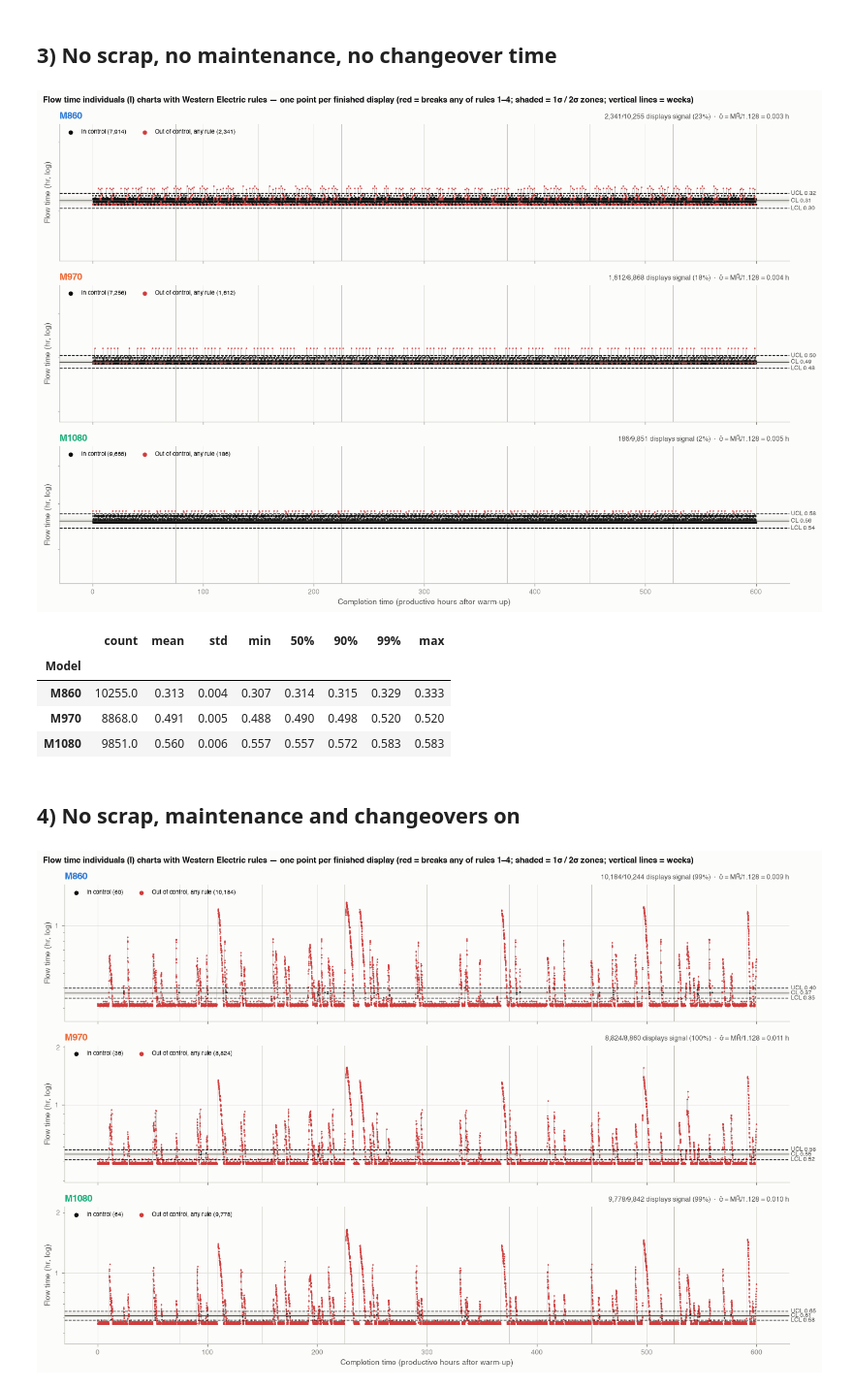
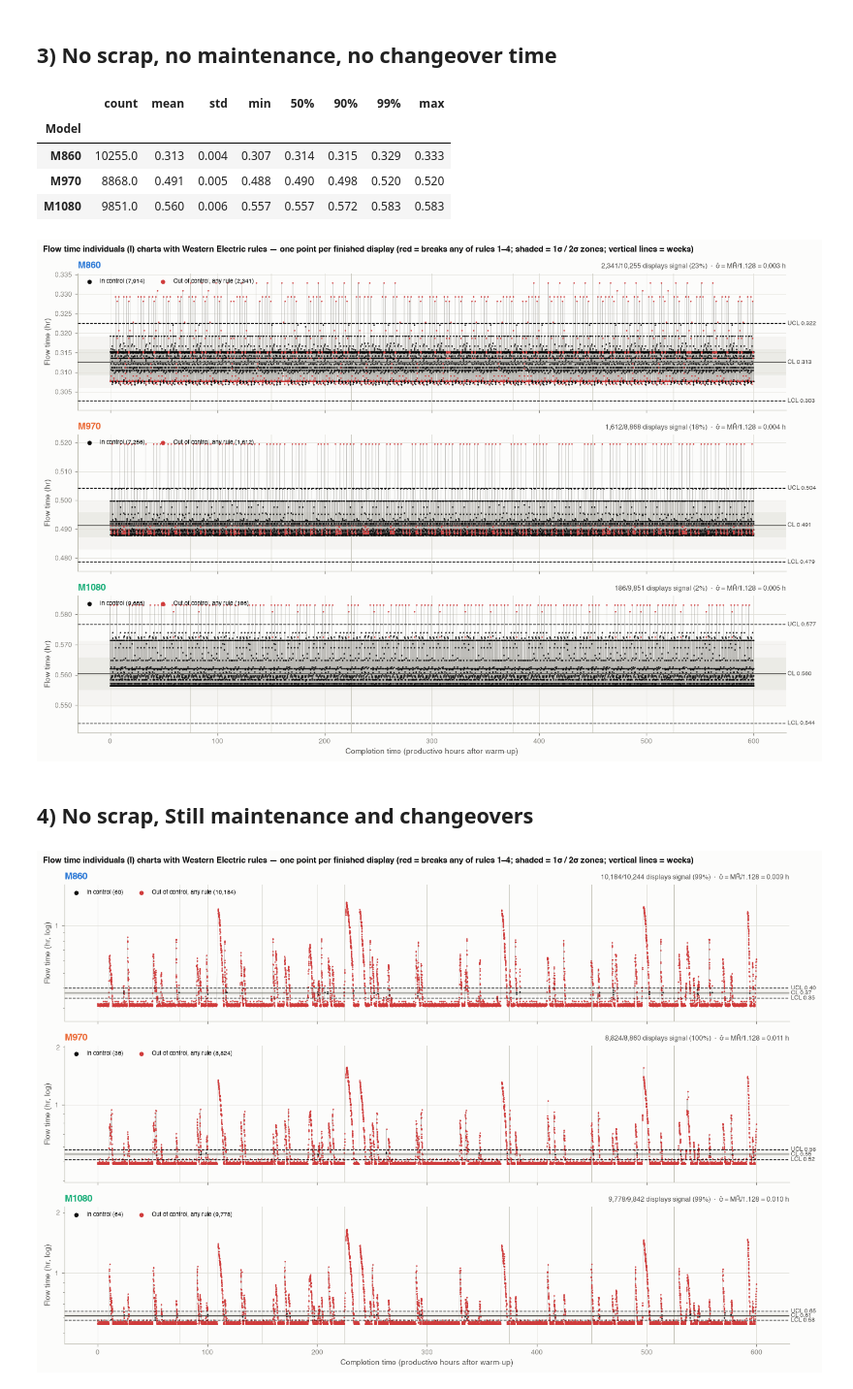
Before and after one commit to patrickgrunklee/510-Project, a Jupyter notebook: phase_2_simulation/flow_time_no_maintenance.ipynb, the cells around one changed output. Shown at 97% size. Cells and saved outputs as stored; diff of their text form; code cells hidden in the pictures.

Commit message:
updated flow time spc cases

```diff
--- a/phase_2_simulation/flow_time_no_maintenance.ipynb
+++ b/phase_2_simulation/flow_time_no_maintenance.ipynb
@@ -105,17 +105,17 @@ res_noscrap = run(get_scenario(YEAR, **{**base, "scrap_scale": 0}))
 # %% [markdown]
 ## 3) No scrap, no maintenance, no changeover time
 # %%
-P.plot_flow_time_spc(res_clean); plt.show()
+P.plot_flow_time_spc(res_clean, zoom=True)  # linear axis, zoomed to the data; plt.show()
 display(flow_summary(res_clean))
 # %% [output]
+|  | count | mean | std | min | 50% | 90% | 99% | max |
+| Model |  |  |  |  |  |  |  |  |
+| M860 | 10255.0 | 0.313 | 0.004 | 0.307 | 0.314 | 0.315 | 0.329 | 0.333 |
+| M970 | 8868.0 | 0.491 | 0.005 | 0.488 | 0.490 | 0.498 | 0.520 | 0.520 |
+| M1080 | 9851.0 | 0.560 | 0.006 | 0.557 | 0.557 | 0.572 | 0.583 | 0.583 |
-[figure, old version]
+[figure, new version]
-|  | count | mean | std | min | 50% | 90% | 99% | max |
-| Model |  |  |  |  |  |  |  |  |
-| M860 | 10255.0 | 0.313 | 0.004 | 0.307 | 0.314 | 0.315 | 0.329 | 0.333 |
-| M970 | 8868.0 | 0.491 | 0.005 | 0.488 | 0.490 | 0.498 | 0.520 | 0.520 |
-| M1080 | 9851.0 | 0.560 | 0.006 | 0.557 | 0.557 | 0.572 | 0.583 | 0.583 |
 # %% [markdown]
-## 4) No scrap, maintenance and changeovers on
+## 4) No scrap, Still maintenance and changeovers
 # %%
 P.plot_flow_time_spc(res_noscrap); plt.show()
 display(flow_summary(res_noscrap))
```
Also changed, not shown: 3 other files.
